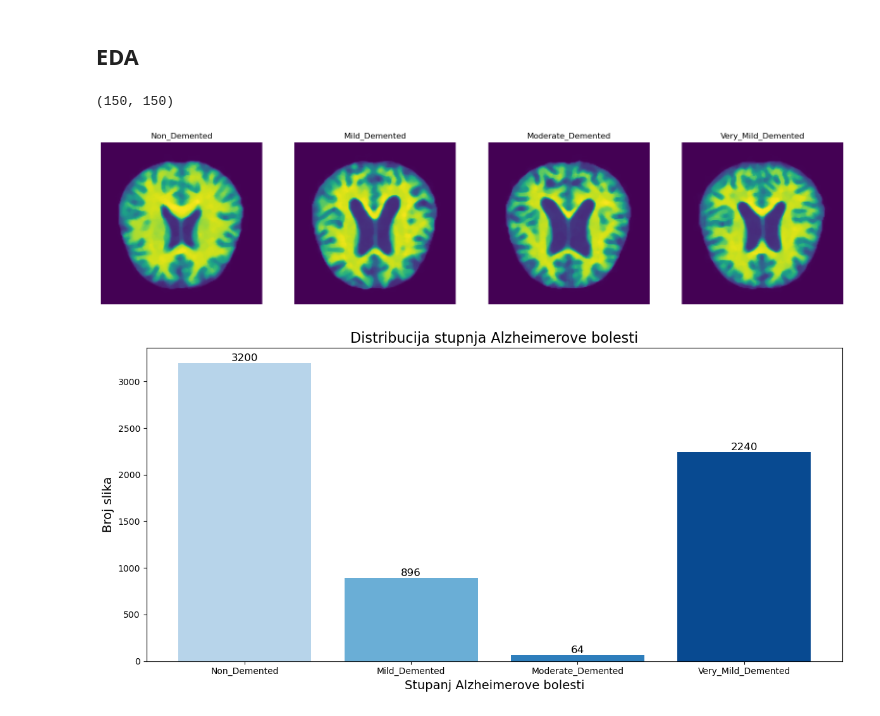
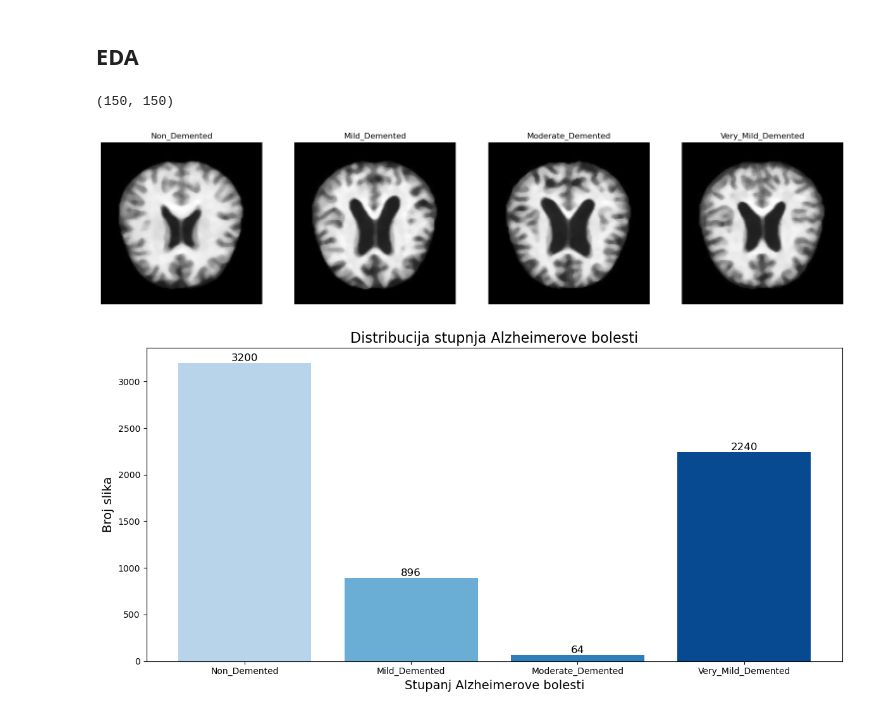
Before and after one commit to MajaJuri/Alzheimer-Detection, a Jupyter notebook: Detekcija Alzheimerove bolesti na MRI slikama mozga.ipynb, the cells around one changed output. Drawn from its saved outputs; the diff is of its cells as text; code cells hidden in the pictures.

```diff
--- a/Detekcija Alzheimerove bolesti na MRI slikama mozga.ipynb
+++ b/Detekcija Alzheimerove bolesti na MRI slikama mozga.ipynb
@@ -46,7 +47,7 @@ Ne znam dal treba ni kako treba obradit te podatke tbh.
 def ucitaj_podatke(image_size, asGrayscale=False):
     X = []
     Y = []
-    for label in labels:
+    for label in classes.keys():
         folderPath = os.path.join('Data', 'Dataset', label)
         for im in tqdm(os.listdir(folderPath)):
             if asGrayscale:
@@ -70,19 +71,19 @@ X, Y = ucitaj_podatke(image_size, asGrayscale=True)
 # %%
 fig, ax = plt.subplots(1, 4, figsize=(20,20))
 
 k = 0
-for label in labels:
+for label in classes.keys():
     for j in range(0, len(X)):
         if Y[j] == label:
-            ax[k].imshow(X[j])
+            ax[k].imshow(X[j], cmap='gray')
             ax[k].set_title(Y[j])
             ax[k].axis('off')
             break
     k+=1
 
 print(X[0].shape)
 # %% [output]
 (150, 150)
-[figure, old version]
+[figure, new version]
 # %%
 counter = Counter(Y)
```
Also changed, not shown: parts of 94 cells of this notebook.
